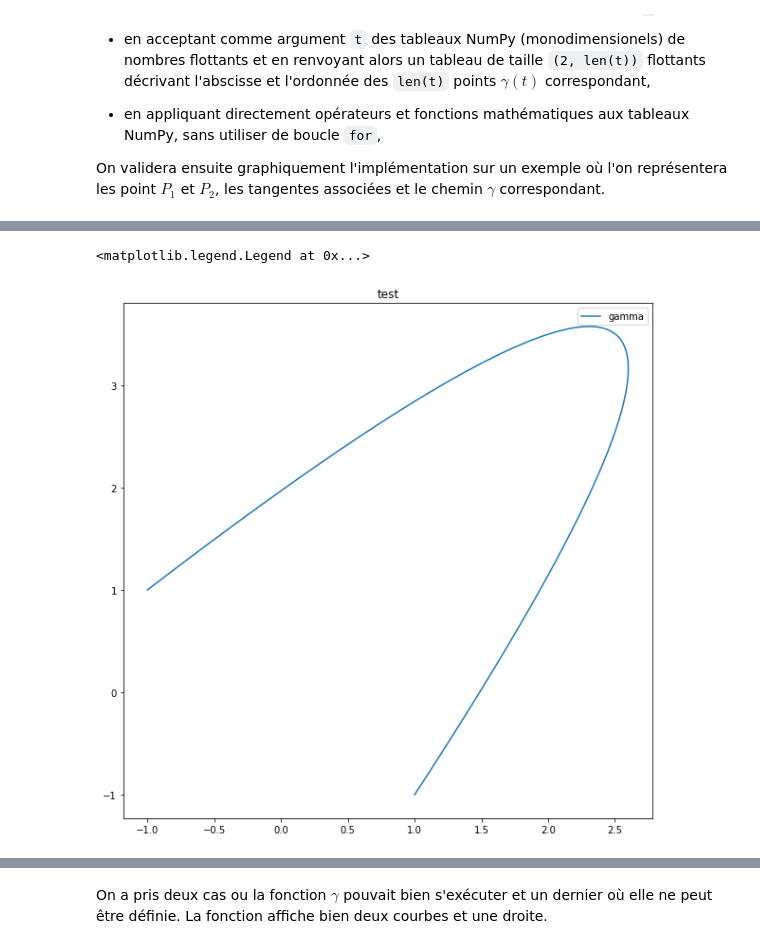
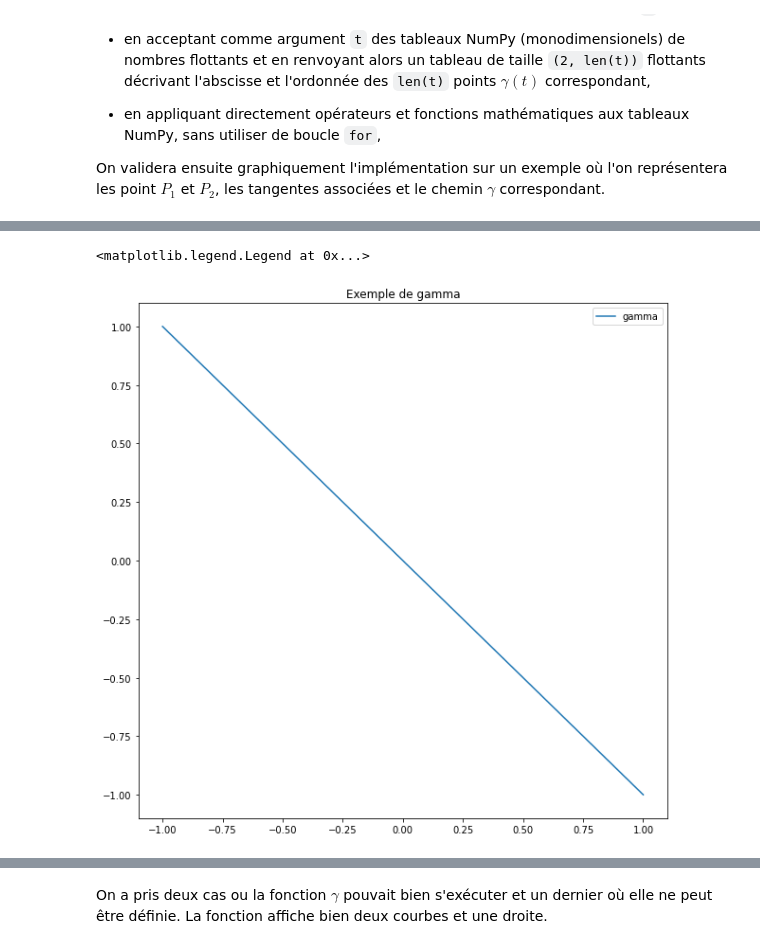
Before and after one commit to guillaumerichard2020/Projet-maths-1, a Jupyter notebook: Courbes de niveau - Enoncé.ipynb, the cells around one changed output, grey strips where cells are left out. Drawn from its saved outputs; the diff is of its cells as text; code cells hidden in the pictures.

```diff
--- a/Courbes de niveau - Enoncé.ipynb
+++ b/Courbes de niveau - Enoncé.ipynb
@@ -727,10 +778,10 @@ def gamma(t, P1, P2, u1, u2):
 # %%
 t=np.linspace(0,1,1000)
-test1=gamma(t, [1,-1], [-1,1], [0.5,1], [-1,-1])
+test1=gamma(t, [1,-1], [-1,1], [0.5,1], [0,1])
 
-plt.title('test')
+plt.title('Exemple de gamma')
 plt.plot(test1[0],test1[1], label='gamma')
 plt.legend()
 # %% [output]
 <matplotlib.legend.Legend at 0x...>
-[figure, old version]
+[figure, new version]
```
Also changed, not shown: parts of 14 cells of this notebook.
